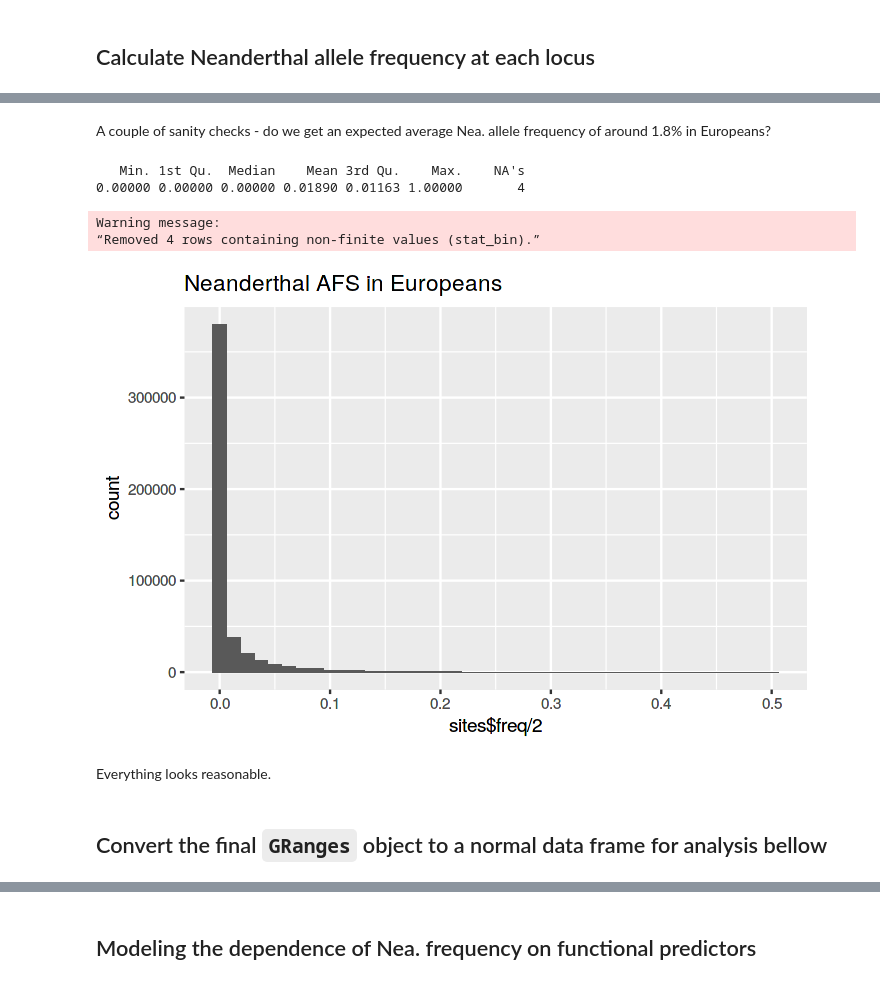
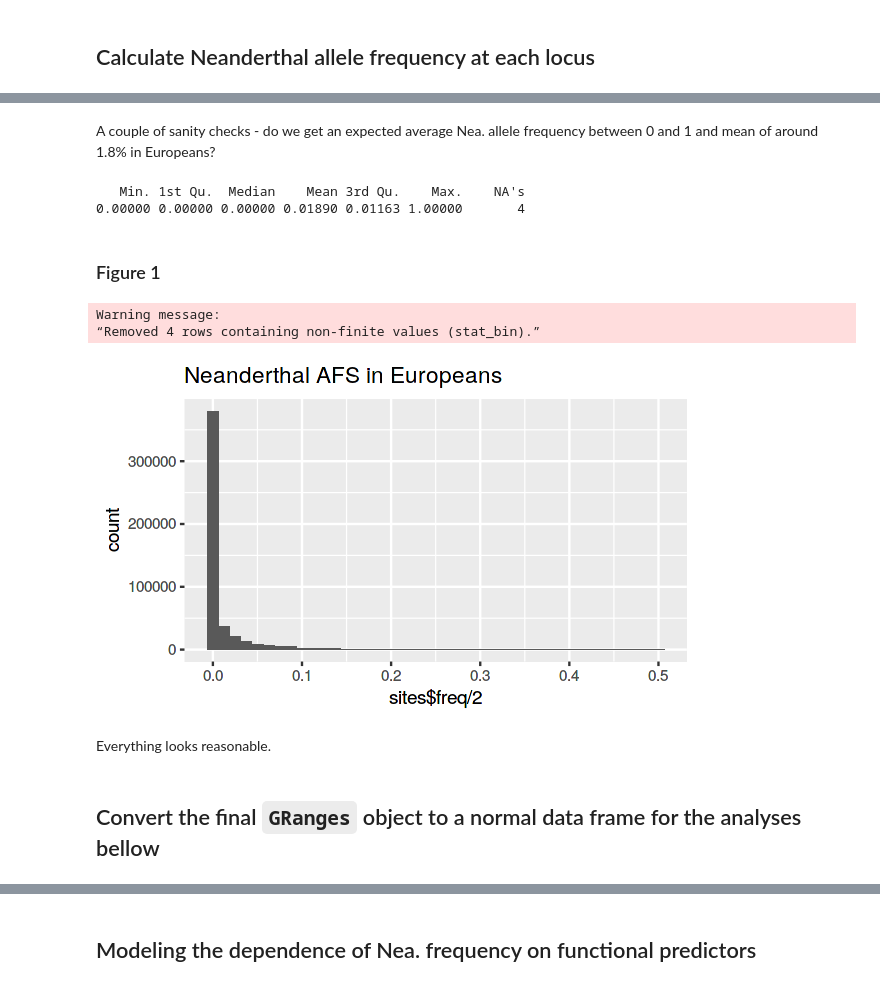
Before and after one commit to bodkan/nea-over-time, a Jupyter notebook: notebooks/introgression_predictors.ipynb, the cells around one changed output, grey strips where cells are left out. Saved outputs shown, nothing was run; the diff lists cells and outputs as text; code cells hidden in the pictures.

```diff
--- a/notebooks/introgression_predictors.ipynb
+++ b/notebooks/introgression_predictors.ipynb
@@ -442,22 +458,24 @@ GRanges object with 484016 ranges and 7 metadata columns:
 # %% [markdown]
-A couple of sanity checks - do we get an expected average Nea. allele frequency of around 1.8% in Europeans?
+A couple of sanity checks - do we get an expected average Nea. allele frequency between 0 and 1 and mean of around 1.8% in Europeans?
 # %%
 summary(sites$freq)
 # %% [output]
    Min. 1st Qu.  Median    Mean 3rd Qu.    Max.    NA's
 0.00000 0.00000 0.00000 0.01890 0.01163 1.00000       4
+# %% [markdown]
+### Figure 1
 # %%
-options(repr.plot.width=6, repr.plot.height=4, repr.plot.res=120)
+options(repr.plot.width=5, repr.plot.height=3, repr.plot.res=120)
 
 qplot(sites$freq / 2, bins=ncol(europeans) - 4, main="Neanderthal AFS in Europeans")
 # %% [output]
 Warning message:
 “Removed 4 rows containing non-finite values (stat_bin).”
-[figure, old version]
+[figure, new version]
 # %% [markdown]
 Everything looks reasonable.
 # %% [markdown]
-## Convert the final `GRanges` object to a normal data frame for analysis bellow
+## Convert the final `GRanges` object to a normal data frame for the analyses bellow
 # %%
 tbl <- as.data.frame(sites) %>%
     select(-width, -strand) %>%
```
Also changed, not shown: parts of 20 cells of this notebook.
